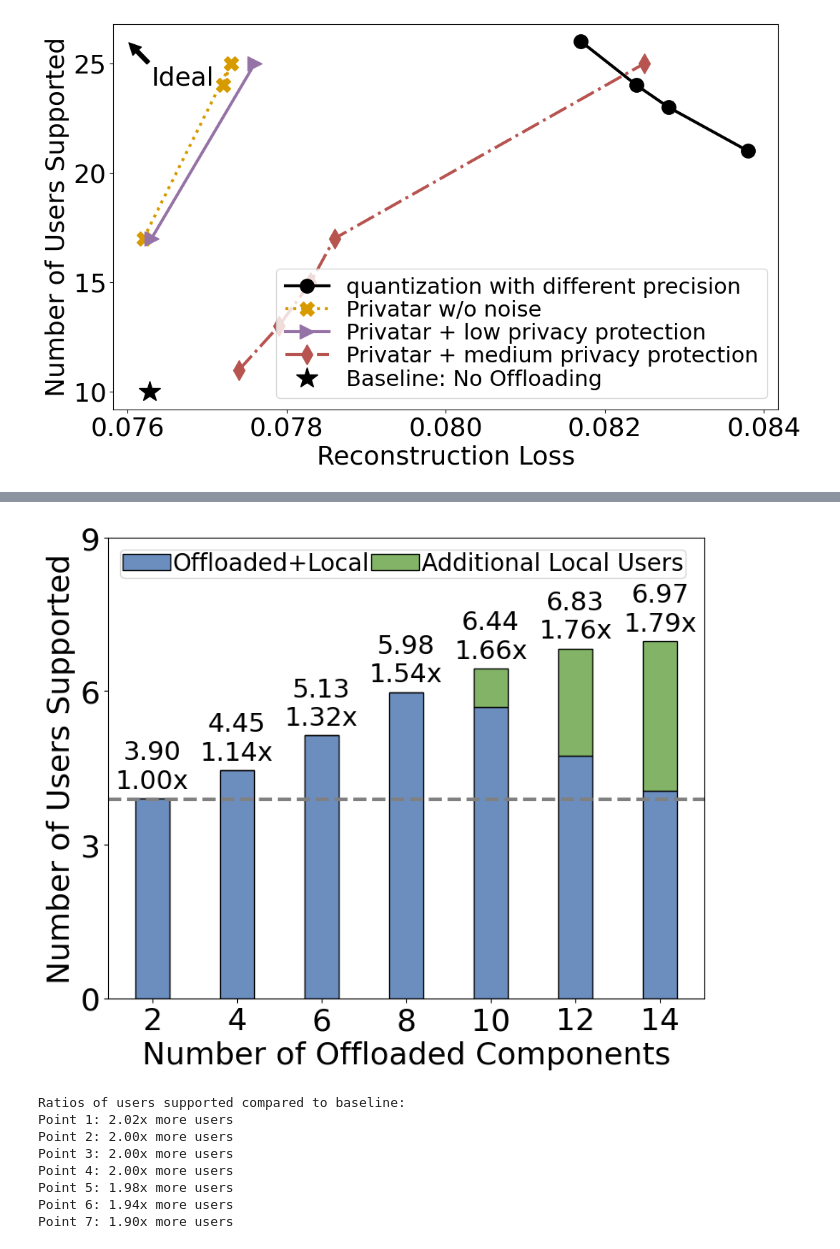
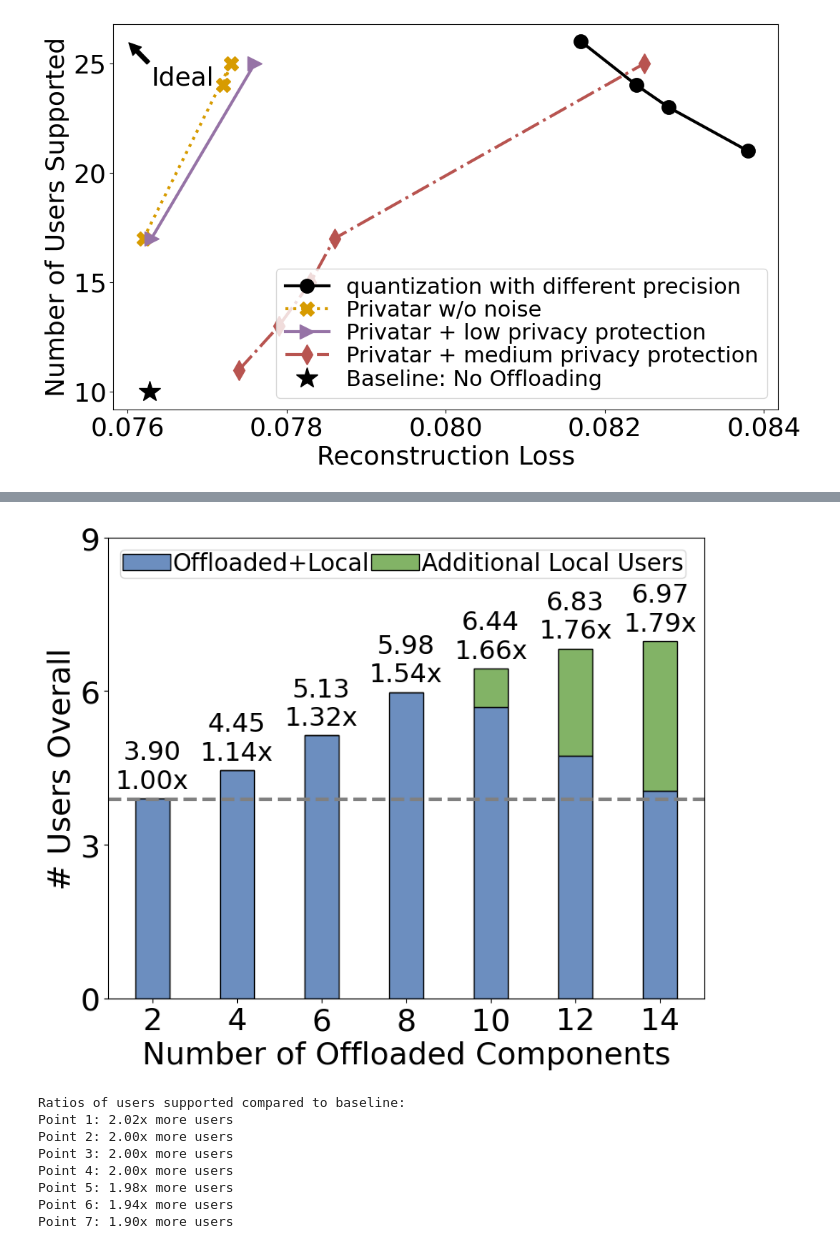
Before and after one commit to georgia-tech-synergy-lab/Privatar, a Jupyter notebook: custom_scripts/figure_drawer/results_fig.ipynb, the cells around one changed output, grey strips where cells are left out. Cells and saved outputs as stored; diff of their text form; code cells hidden in the pictures.

```diff
--- a/custom_scripts/figure_drawer/results_fig.ipynb
+++ b/custom_scripts/figure_drawer/results_fig.ipynb
@@ -1434,35 +1518,35 @@ MEDIUM_SIZE = 24
 BIGGER_SIZE = 26
 
 # Create the stacked bar chart
 width = 0.8
 p1 = plt.axhline(y=baseline_number_of_users, color='grey', linestyle='--', linewidth=3)
 p1 = plt.bar(num_offloaded_components, offloaded_users, width, color=color_list[0], label='Offloaded+Local', edgecolor='black')
 p2 = plt.bar(num_offloaded_components, local_extra_users, width, bottom=offloaded_users, color=color_list[1], label='Additional Local Users', edgecolor='black')
 
 # Add total users text and ratio text on top of each bar
 for i in range(len(num_offloaded_components)):
     total = offloaded_users[i] + local_extra_users[i]
     ratio = total / baseline_number_of_users
     plt.text(num_offloaded_components[i], total + 0.1, f'{total:.2f}\n{ratio:.2f}x',
              ha='center', va='bottom', fontsize=SMALL_SIZE)
 
 plt.xlabel('Number of Offloaded Components')
-plt.ylabel('Number of Users Supported')
+plt.ylabel('# Users Overall')
 plt.xticks(num_offloaded_components)
 plt.yticks(range(0, 18, 3))
 plt.ylim(0, 9)
 plt.legend(fontsize=20, loc='upper left', ncol=2, labelspacing=0, handletextpad=0.1, columnspacing=0.1, borderpad=0.1)
 
 plt.rc('font', size=BIGGER_SIZE)
 plt.rc('axes', titlesize=BIGGER_SIZE)
 plt.rc('axes', labelsize=BIGGER_SIZE)
 plt.rc('xtick', labelsize=BIGGER_SIZE)
 plt.rc('ytick', labelsize=BIGGER_SIZE)
 plt.rc('legend', fontsize=SMALL_SIZE)
 plt.savefig('total_users_quest_pro.pdf', bbox_inches="tight", transparent=True)
 plt.show()
 # %% [output]
-[figure, old version]
+[figure, new version]
 # %%
 num_offloaded_components = np.array([2, 4, 6, 8, 10, 12, 14])
 num_user_support_hp = np.array([18.79353969, 18.63087559, 18.6499251, 18.57963057, 18.42169135, 18.02791687, 17.64557641])
```
Also changed, not shown: parts of 5 cells of this notebook, 10 other files.
